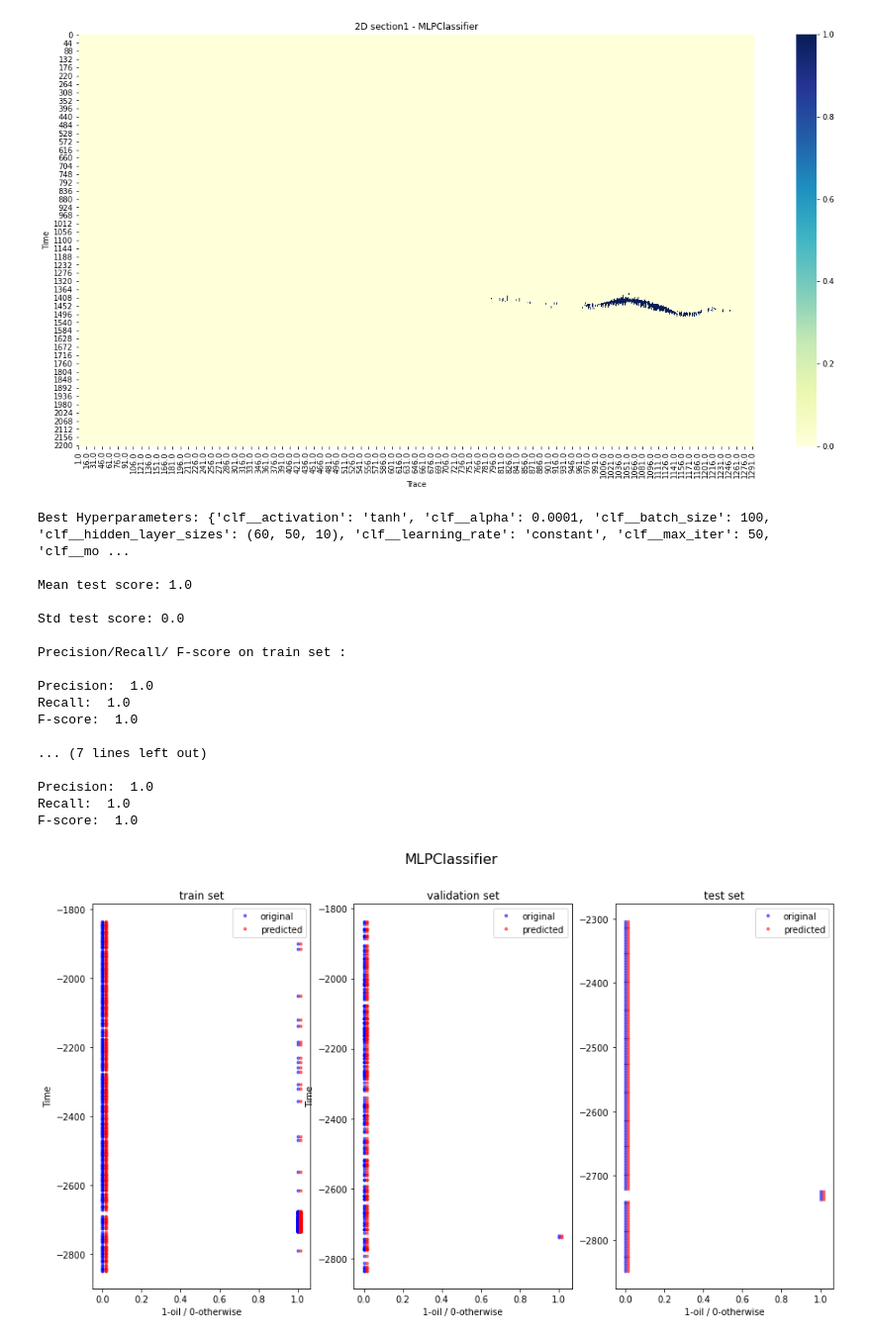
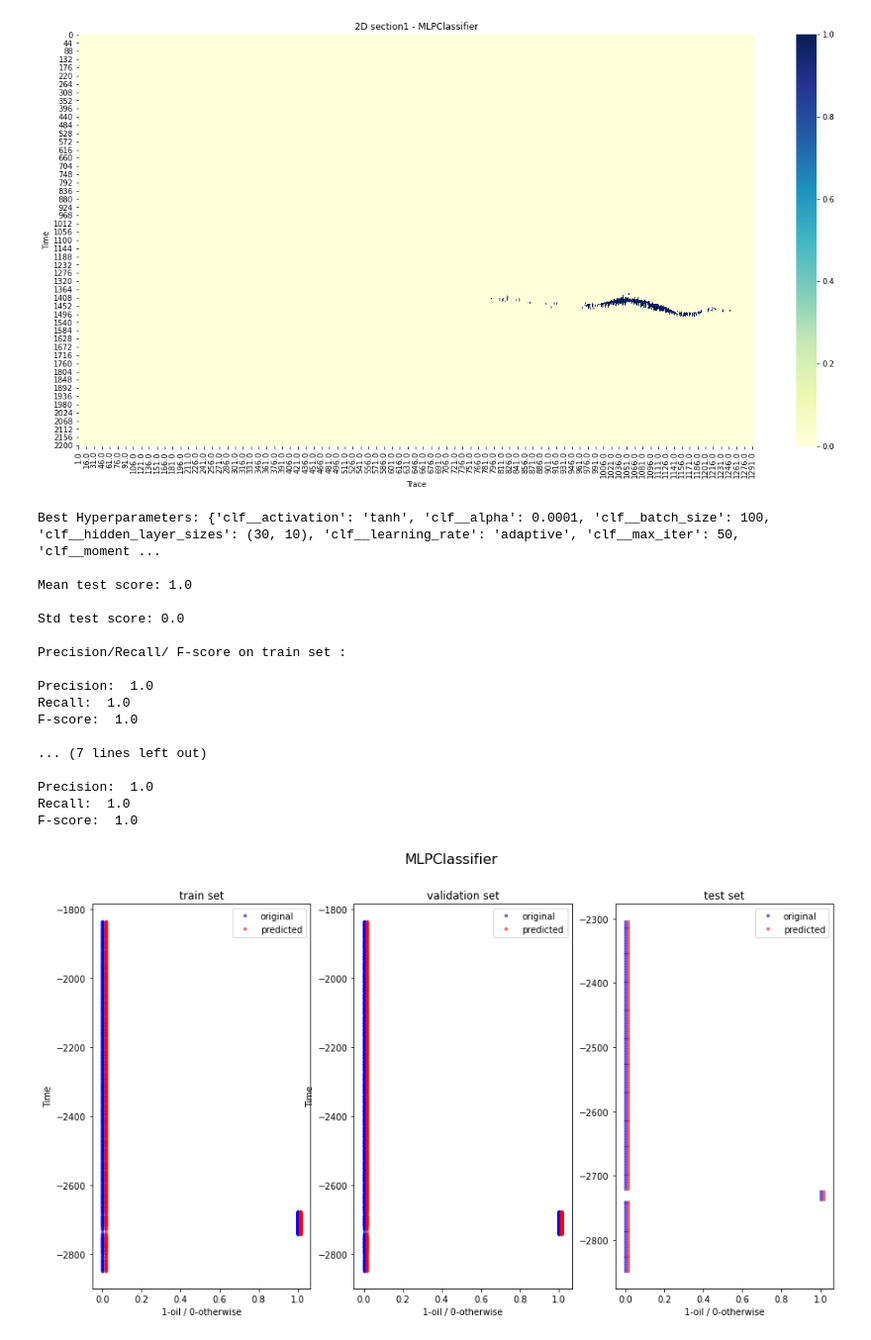
Before and after one commit to Uche047/Geo-python, a Jupyter notebook: fourWells_prediction2dNoWells.ipynb, the cells around one changed output. Shown at 99% size. Cells and saved outputs as stored; diff of their text form; code cells hidden in the pictures.

```diff
--- a/fourWells_prediction2dNoWells.ipynb
+++ b/fourWells_prediction2dNoWells.ipynb
@@ -415,7 +415,7 @@ df[(df['Water Saturation'] != 1)]
 # %%
 test_df = df[df['log_ID']==test_well_name]
 test_df = test_df[(test_df['Time'] >2300)]
-
+data = df[df['log_ID']!=test_well_name]
 inbalance = True
 X = data[features]
 X_fake = X
@@ -915,14 +915,16 @@ F-score:  1.0
 [figure]
 [figure]
 # %%
-make_kfold1=True
-if make_kfold1==True:
-    result=kfold_gridsearch_function(gnb, gnb_params, X_train, y_train, K_folds)
-    output_function(result, 'Gaussian Naives Bayes',X_train, y_train, X_val, y_val, X_test, y_test)
+make_kfold=True
+if make_kfold==True:
+    if inbalance == True: smoteKfoldVisualizer()
+    result=kfold_gridsearch_function(gnb, gnb_params, X, y, K_folds)
+    output_function(result, 'Gaussian Naives Bayes',X, y, X, y, X_test, y_test)
 
     # save model to the .pkl file
     filename = 'gnb_kfold.pkl'
     pickle.dump(result, open(models_loc+filename, 'wb'))
+make_kfold=False
 # %% [output]
 Best Hyperparameters: {'clf__var_smoothing': 1e-08}
 
@@ -1014,14 +1016,17 @@ F-score:  0.6666666666666666
 [figure]
 [figure]
 # %%
-make_kfold1=True
-if make_kfold1==True:
-    result=kfold_gridsearch_function(svm, svm_params,  X_train, y_train, K_folds)
-    output_function(result, 'Support Vector Machine', X_train, y_train, X_val, y_val, X_test, y_test)
+make_kfold=True
+if make_kfold==True:
+    if inbalance == True: smoteKfoldVisualizer()
+    result=kfold_gridsearch_function(svm, svm_params,  X, y, K_folds)
+    output_function(result, 'Support Vector Machine', X, y, X, y, X_test, y_test)
 
     # save model to the .pkl file
     filename = 'svm_kfold.pkl'
     pickle.dump(result, open(models_loc+filename, 'wb'))
+
+make_kfold=False
 # %% [output]
 Best Hyperparameters: {'clf__C': 50, 'clf__gamma': 'scale', 'clf__kernel': 'poly'}
 
@@ -1112,14 +1117,16 @@ F-score:  1.0
 [figure]
 [figure]
 # %%
-make_kfold1=True
-if make_kfold1==True:
-    result=kfold_gridsearch_function(gbc, gbc_params,X_train, y_train, K_folds)
-    output_function(result, 'GradientBoostingClassifier', X_train, y_train, X_val, y_val, X_test, y_test)
+make_kfold=True
+if make_kfold==True:
+    if inbalance == True: smoteKfoldVisualizer()
+    result=kfold_gridsearch_function(gbc, gbc_params,X, y, K_folds)
+    output_function(result, 'GradientBoostingClassifier', X, y, X, y, X_test, y_test)
 
     # save model to the .pkl file
     filename = 'gbc_kfold.pkl'
     pickle.dump(result, open(models_loc+filename, 'wb'))
+make_kfold=False
 # %% [output]
 Best Hyperparameters: {'clf__learning_rate': 0.001, 'clf__max_depth': 3, 'clf__n_estimators': 10, 'clf__subsample': 0.5}
 
@@ -1211,31 +1221,33 @@ F-score:  1.0
 [figure]
 [figure]
 # %%
-make_kfold1=True
-if make_kfold1==True:
-    result=kfold_gridsearch_function(mlpc, mlpc_params,  X_train, y_train, K_folds)
-    output_function(result, 'MLPClassifier', X_train, y_train, X_val, y_val, X_test, y_test)
+make_kfold=True
+if make_kfold==True:
+    if inbalance == True: smoteKfoldVisualizer()
+    result=kfold_gridsearch_function(mlpc, mlpc_params,  X, y, K_folds)
+    output_function(result, 'MLPClassifier', X, y, X, y, X_test, y_test)
 
     # save model to the .pkl file
     filename = 'mlpc_kfold.pkl'
     pickle.dump(result, open(models_loc+filename, 'wb'))
+make_kfold=False
 # %% [output]
-Best Hyperparameters: {'clf__activation': 'tanh', 'clf__alpha': 0.0001, 'clf__batch_size': 100, 'clf__hidden_layer_sizes': (60, 50, 10), 'clf__learning_rate': 'constant', 'clf__max_iter': 50, 'clf__mo ...
+Best Hyperparameters: {'clf__activation': 'tanh', 'clf__alpha': 0.0001, 'clf__batch_size': 100, 'clf__hidden_layer_sizes': (30, 10), 'clf__learning_rate': 'adaptive', 'clf__max_iter': 50, 'clf__moment ...
 
 Mean test score: 1.0
 
 Std test score: 0.0
 
 Precision/Recall/ F-score on train set :
 
 Precision:  1.0
 Recall:  1.0
 F-score:  1.0
 
 ... (7 lines left out)
 
 Precision:  1.0
 Recall:  1.0
 F-score:  1.0
-[figure, old version]
+[figure, new version]
 [figure]
```
Also changed, not shown: parts of 4 cells of this notebook, 12 other files.
